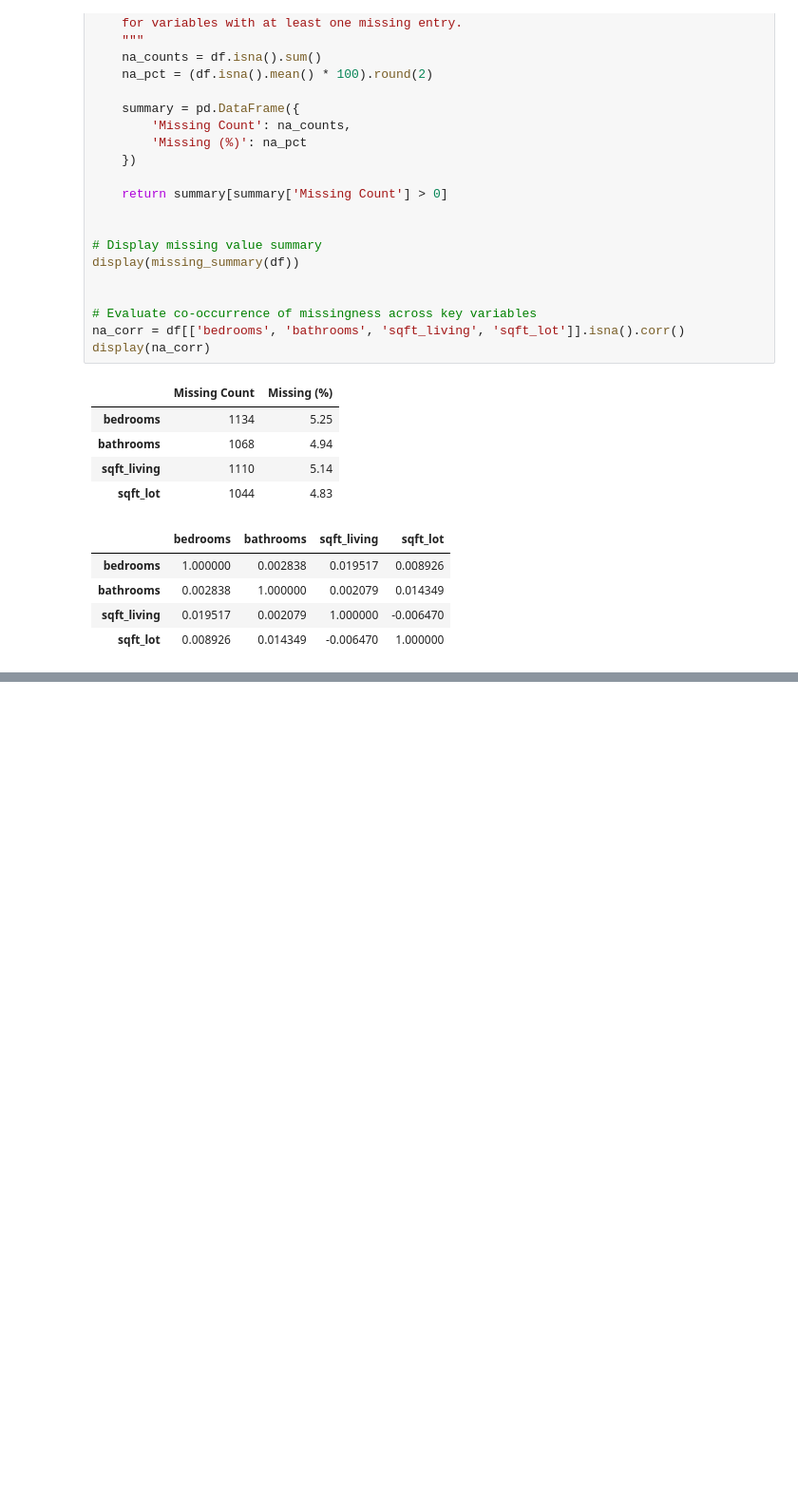
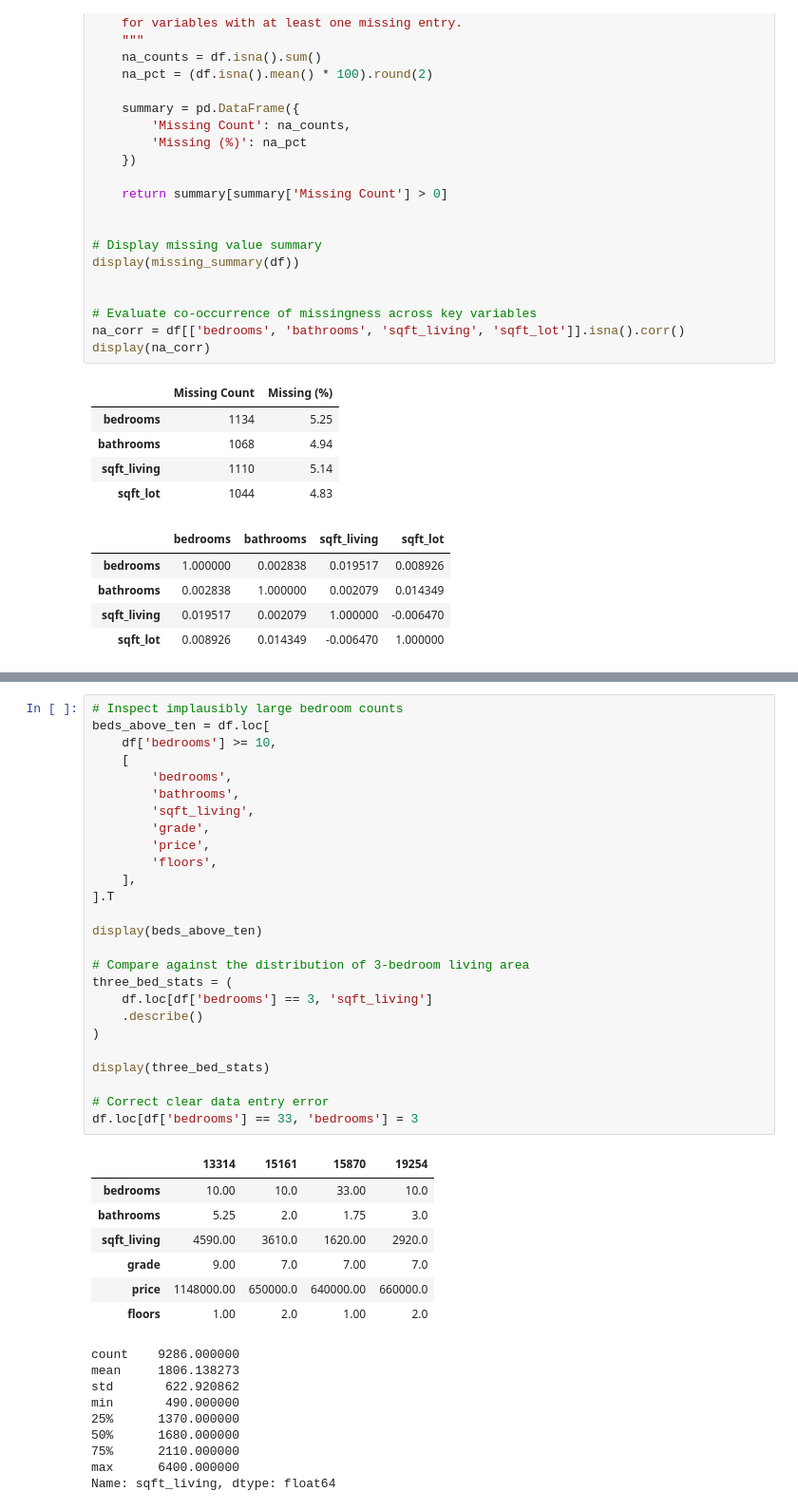
Before and after one commit to jblackman-bit/ads_500b_final_project, a Jupyter notebook: EDA/EDA_Asher.ipynb, the cells around one changed output, grey strips where cells are left out. Shown at 95% size. Saved outputs shown, nothing was run; the diff lists cells and outputs as text; blank space fills up the shorter version.

```diff
--- a/EDA/EDA_Asher.ipynb
+++ b/EDA/EDA_Asher.ipynb
@@ -315,0 +550,43 @@ display(invalid_structures)
+# %%
+# Inspect implausibly large bedroom counts
+beds_above_ten = df.loc[
+    df['bedrooms'] >= 10,
+    [
+        'bedrooms',
+        'bathrooms',
+        'sqft_living',
+        'grade',
+        'price',
+        'floors',
+    ],
+].T
+
+display(beds_above_ten)
+
+# Compare against the distribution of 3-bedroom living area
+three_bed_stats = (
+    df.loc[df['bedrooms'] == 3, 'sqft_living']
+    .describe()
+)
+
+display(three_bed_stats)
+
+# Correct clear data entry error
+df.loc[df['bedrooms'] == 33, 'bedrooms'] = 3
+# %% [output]
+|  | 13314 | 15161 | 15870 | 19254 |
+| bedrooms | 10.00 | 10.0 | 33.00 | 10.0 |
+| bathrooms | 5.25 | 2.0 | 1.75 | 3.0 |
+| sqft_living | 4590.00 | 3610.0 | 1620.00 | 2920.0 |
+| grade | 9.00 | 7.0 | 7.00 | 7.0 |
+| price | 1148000.00 | 650000.0 | 640000.00 | 660000.0 |
+| floors | 1.00 | 2.0 | 1.00 | 2.0 |
+count    9286.000000
+mean     1806.138273
+std       622.920862
+min       490.000000
+25%      1370.000000
+50%      1680.000000
+75%      2110.000000
+max      6400.000000
+Name: sqft_living, dtype: float64
```
Also changed, not shown: parts of 38 cells of this notebook, 1 other file.
